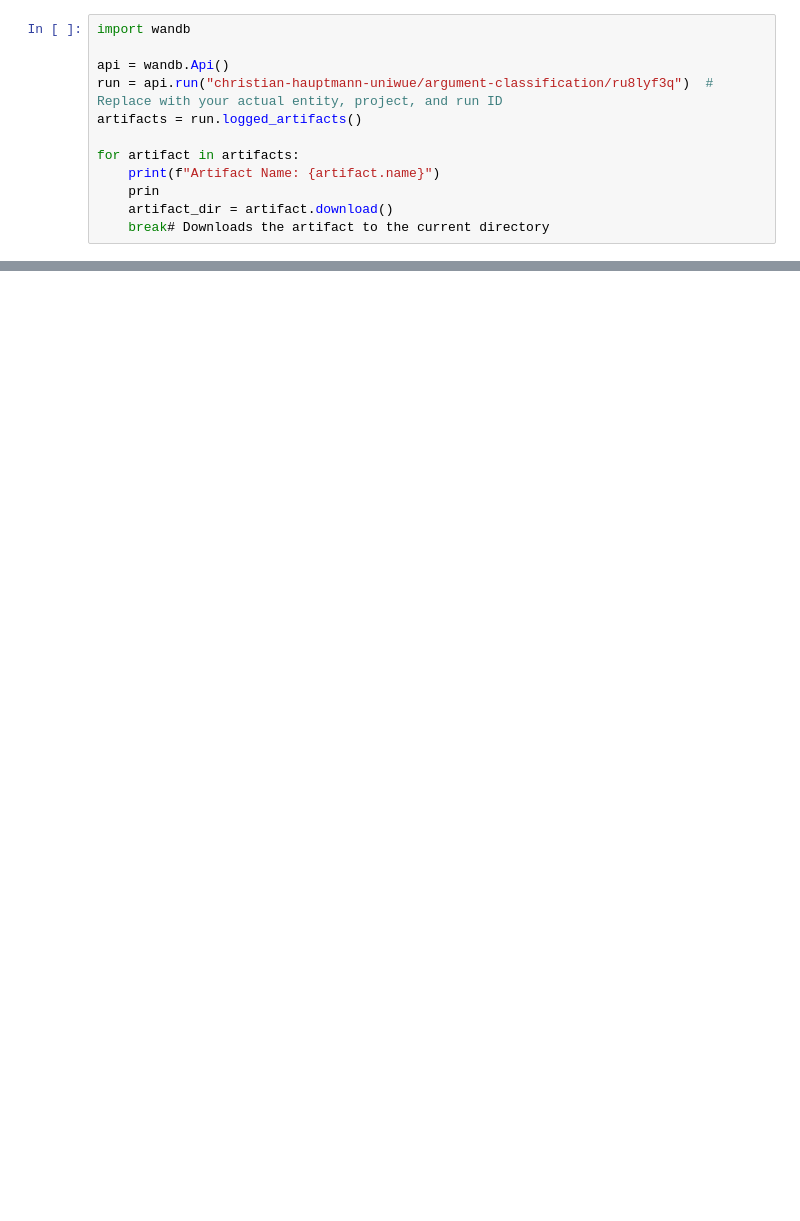
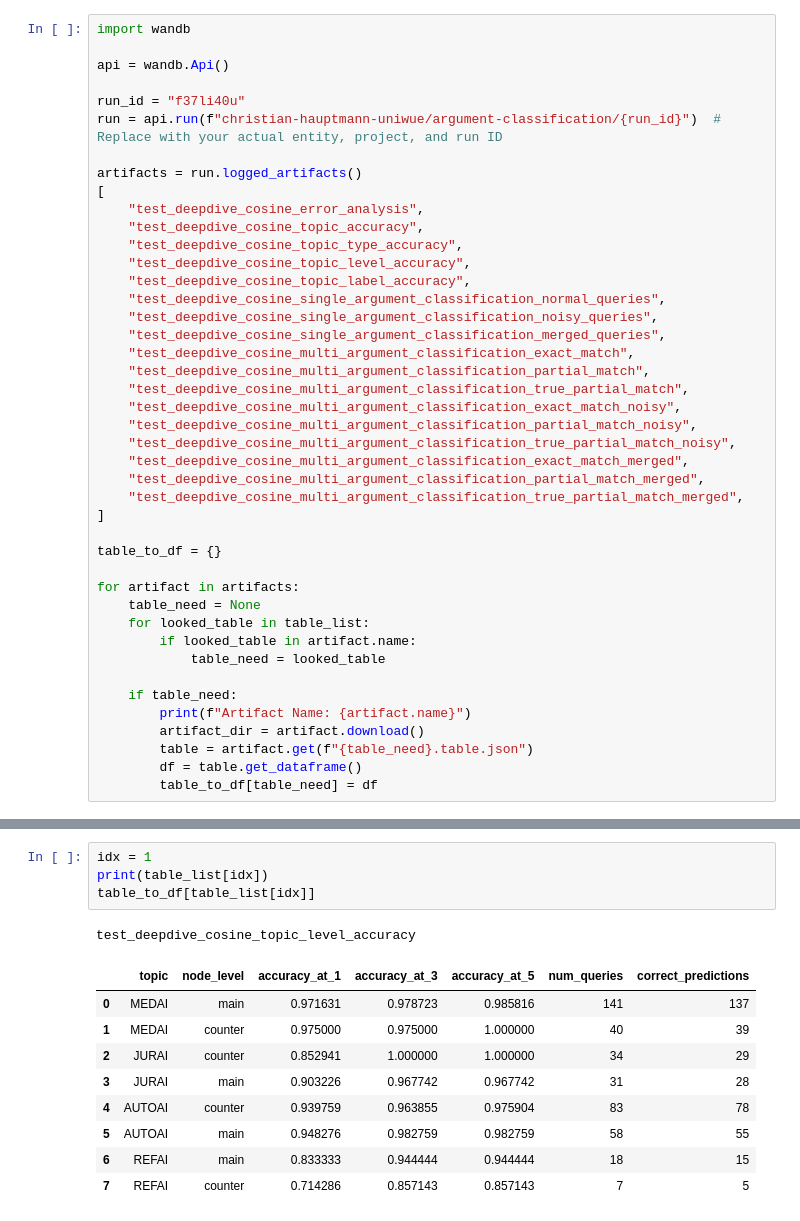
Before and after one commit to HaupChris/ethikchat-experiment-argument-classification, a Jupyter notebook: src/evaluation/experiments/MNRLoss/in_distribution_all_data/access_wnb_artifacts.ipynb, the cells around one changed output, grey strips where cells are left out. Drawn from its saved outputs; the diff is of its cells as text; blank space fills up the shorter version.

```diff
--- a/src/evaluation/experiments/MNRLoss/in_distribution_all_data/access_wnb_artifacts.ipynb
+++ b/src/evaluation/experiments/MNRLoss/in_distribution_all_data/access_wnb_artifacts.ipynb
@@ -2,12 +2,43 @@
 import wandb
 
 api = wandb.Api()
-run = api.run("christian-hauptmann-uniwue/argument-classification/ru8lyf3q")  # Replace with your actual entity, project, and run ID
+
+run_id = "f37li40u"
+run = api.run(f"christian-hauptmann-uniwue/argument-classification/{run_id}")  # Replace with your actual entity, project, and run ID
+
 artifacts = run.logged_artifacts()
+[
+    "test_deepdive_cosine_error_analysis",
+    "test_deepdive_cosine_topic_accuracy",
+    "test_deepdive_cosine_topic_type_accuracy",
+    "test_deepdive_cosine_topic_level_accuracy",
+    "test_deepdive_cosine_topic_label_accuracy",
+    "test_deepdive_cosine_single_argument_classification_normal_queries",
+    "test_deepdive_cosine_single_argument_classification_noisy_queries",
+    "test_deepdive_cosine_single_argument_classification_merged_queries",
+    "test_deepdive_cosine_multi_argument_classification_exact_match",
+    "test_deepdive_cosine_multi_argument_classification_partial_match",
+    "test_deepdive_cosine_multi_argument_classification_true_partial_match",
+    "test_deepdive_cosine_multi_argument_classification_exact_match_noisy",
+    "test_deepdive_cosine_multi_argument_classification_partial_match_noisy",
+    "test_deepdive_cosine_multi_argument_classification_true_partial_match_noisy",
+    "test_deepdive_cosine_multi_argument_classification_exact_match_merged",
+    "test_deepdive_cosine_multi_argument_classification_partial_match_merged",
+    "test_deepdive_cosine_multi_argument_classification_true_partial_match_merged",
+]
+
+table_to_df = {}
 
 for artifact in artifacts:
-    print(f"Artifact Name: {artifact.name}")
-    prin
-    artifact_dir = artifact.download()
-    break# Downloads the artifact to the current directory
+    table_need = None
+    for looked_table in table_list:
+        if looked_table in artifact.name:
+            table_need = looked_table
+
+    if table_need:
+        print(f"Artifact Name: {artifact.name}")
+        artifact_dir = artifact.download()
+        table = artifact.get(f"{table_need}.table.json")
+        df = table.get_dataframe()
+        table_to_df[table_need] = df
 # %% [output]
@@ -41,0 +70,15 @@ wandb:   1 of 1 files downloaded.
+# %%
+idx = 1
+print(table_list[idx])
+table_to_df[table_list[idx]]
+# %% [output]
+test_deepdive_cosine_topic_level_accuracy
+|  | topic | node_level | accuracy_at_1 | accuracy_at_3 | accuracy_at_5 | num_queries | correct_predictions |
+| 0 | MEDAI | main | 0.971631 | 0.978723 | 0.985816 | 141 | 137 |
+| 1 | MEDAI | counter | 0.975000 | 0.975000 | 1.000000 | 40 | 39 |
+| 2 | JURAI | counter | 0.852941 | 1.000000 | 1.000000 | 34 | 29 |
+| 3 | JURAI | main | 0.903226 | 0.967742 | 0.967742 | 31 | 28 |
+| 4 | AUTOAI | counter | 0.939759 | 0.963855 | 0.975904 | 83 | 78 |
+| 5 | AUTOAI | main | 0.948276 | 0.982759 | 0.982759 | 58 | 55 |
+| 6 | REFAI | main | 0.833333 | 0.944444 | 0.944444 | 18 | 15 |
+| 7 | REFAI | counter | 0.714286 | 0.857143 | 0.857143 | 7 | 5 |
```
Also changed, not shown: parts of 3 cells of this notebook, 2 other files.
